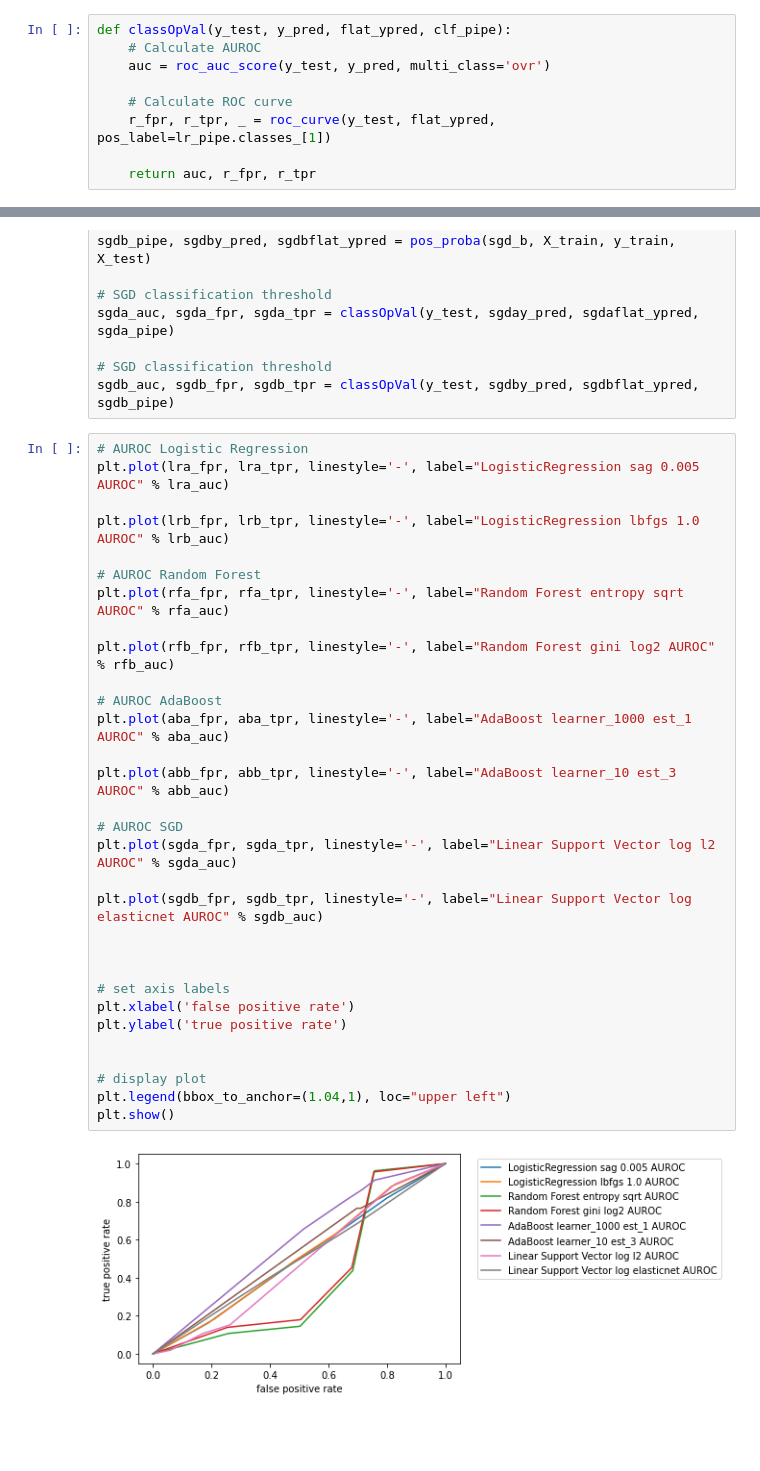
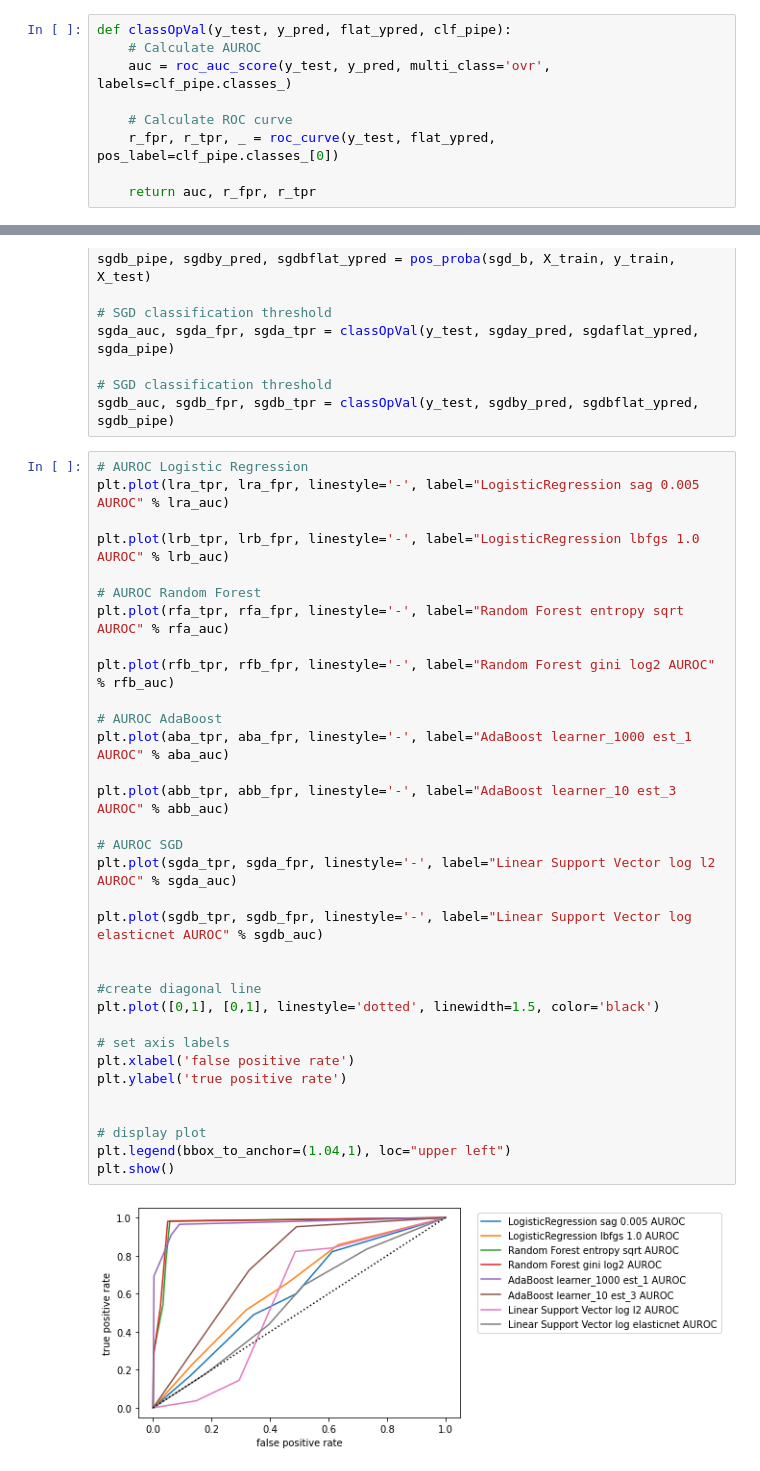
Before and after one commit to Br111t/epileptic, a Jupyter notebook: ESR_Preprocessing_Modeling.ipynb, the cells around one changed output, grey strips where cells are left out. Drawn from its saved outputs; the diff is of its cells as text; blank space fills up the shorter version.

Commit message:
Corrected class for roc curve calculation and updated graph.

```diff
--- a/ESR_Preprocessing_Modeling.ipynb
+++ b/ESR_Preprocessing_Modeling.ipynb
@@ -80,10 +80,10 @@ def pos_proba(clf, X_train, y_train, X_test):
 # %%
 def classOpVal(y_test, y_pred, flat_ypred, clf_pipe):
     # Calculate AUROC
-    auc = roc_auc_score(y_test, y_pred, multi_class='ovr')
+    auc = roc_auc_score(y_test, y_pred, multi_class='ovr', labels=clf_pipe.classes_)
 
     # Calculate ROC curve
-    r_fpr, r_tpr, _ = roc_curve(y_test, flat_ypred, pos_label=lr_pipe.classes_[1])
+    r_fpr, r_tpr, _ = roc_curve(y_test, flat_ypred, pos_label=clf_pipe.classes_[0])
 
     return auc, r_fpr, r_tpr
 # %%
@@ -646,34 +646,36 @@ sgda_auc, sgda_fpr, sgda_tpr = classOpVal(y_test, sgday_pred, sgdaflat_ypred, sg
 sgdb_auc, sgdb_fpr, sgdb_tpr = classOpVal(y_test, sgdby_pred, sgdbflat_ypred, sgdb_pipe)
 # %%
 # AUROC Logistic Regression
-plt.plot(lra_fpr, lra_tpr, linestyle='-', label="LogisticRegression sag 0.005 AUROC" % lra_auc)
+plt.plot(lra_tpr, lra_fpr, linestyle='-', label="LogisticRegression sag 0.005 AUROC" % lra_auc)
 
-plt.plot(lrb_fpr, lrb_tpr, linestyle='-', label="LogisticRegression lbfgs 1.0 AUROC" % lrb_auc)
+plt.plot(lrb_tpr, lrb_fpr, linestyle='-', label="LogisticRegression lbfgs 1.0 AUROC" % lrb_auc)
 
 # AUROC Random Forest
-plt.plot(rfa_fpr, rfa_tpr, linestyle='-', label="Random Forest entropy sqrt AUROC" % rfa_auc)
+plt.plot(rfa_tpr, rfa_fpr, linestyle='-', label="Random Forest entropy sqrt AUROC" % rfa_auc)
 
-plt.plot(rfb_fpr, rfb_tpr, linestyle='-', label="Random Forest gini log2 AUROC" % rfb_auc)
+plt.plot(rfb_tpr, rfb_fpr, linestyle='-', label="Random Forest gini log2 AUROC" % rfb_auc)
 
 # AUROC AdaBoost
-plt.plot(aba_fpr, aba_tpr, linestyle='-', label="AdaBoost learner_1000 est_1 AUROC" % aba_auc)
+plt.plot(aba_tpr, aba_fpr, linestyle='-', label="AdaBoost learner_1000 est_1 AUROC" % aba_auc)
 
-plt.plot(abb_fpr, abb_tpr, linestyle='-', label="AdaBoost learner_10 est_3 AUROC" % abb_auc)
+plt.plot(abb_tpr, abb_fpr, linestyle='-', label="AdaBoost learner_10 est_3 AUROC" % abb_auc)
 
 # AUROC SGD
-plt.plot(sgda_fpr, sgda_tpr, linestyle='-', label="Linear Support Vector log l2 AUROC" % sgda_auc)
+plt.plot(sgda_tpr, sgda_fpr, linestyle='-', label="Linear Support Vector log l2 AUROC" % sgda_auc)
 
-plt.plot(sgdb_fpr, sgdb_tpr, linestyle='-', label="Linear Support Vector log elasticnet AUROC" % sgdb_auc)
+plt.plot(sgdb_tpr, sgdb_fpr, linestyle='-', label="Linear Support Vector log elasticnet AUROC" % sgdb_auc)
 
 
+#create diagonal line
+plt.plot([0,1], [0,1], linestyle='dotted', linewidth=1.5, color='black')
 
 # set axis labels
 plt.xlabel('false positive rate')
 plt.ylabel('true positive rate')
 
 
 # display plot
 plt.legend(bbox_to_anchor=(1.04,1), loc="upper left")
 plt.show()
 # %% [output]
-[figure, old version]
+[figure, new version]
```
Also changed, not shown: parts of 11 cells of this notebook.
